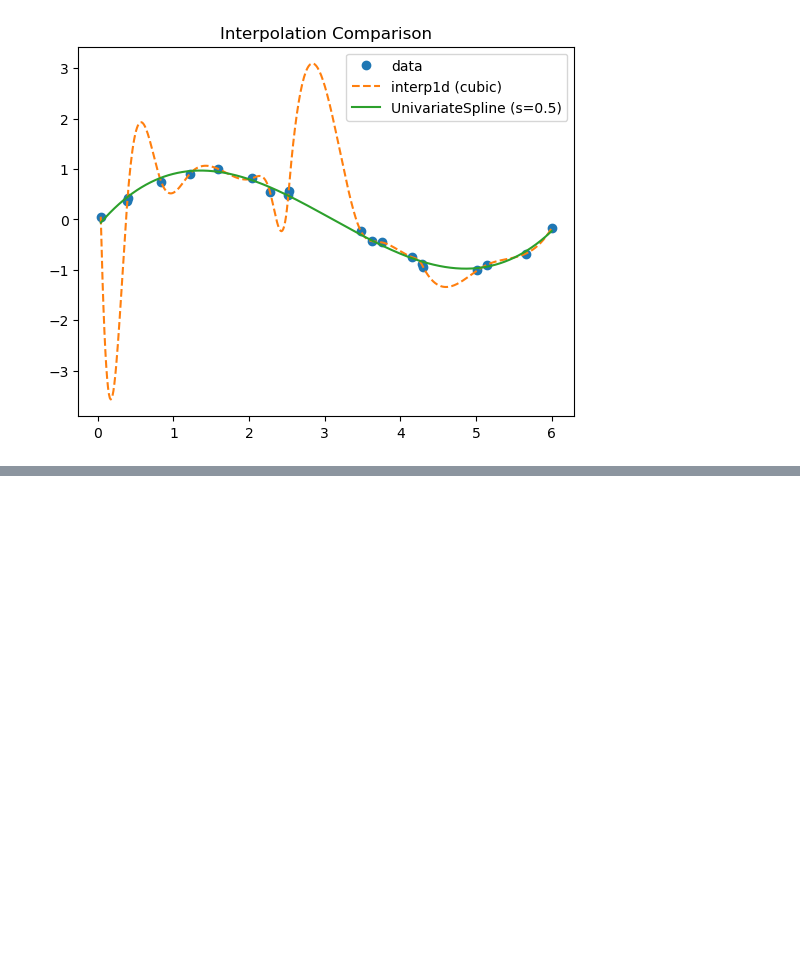
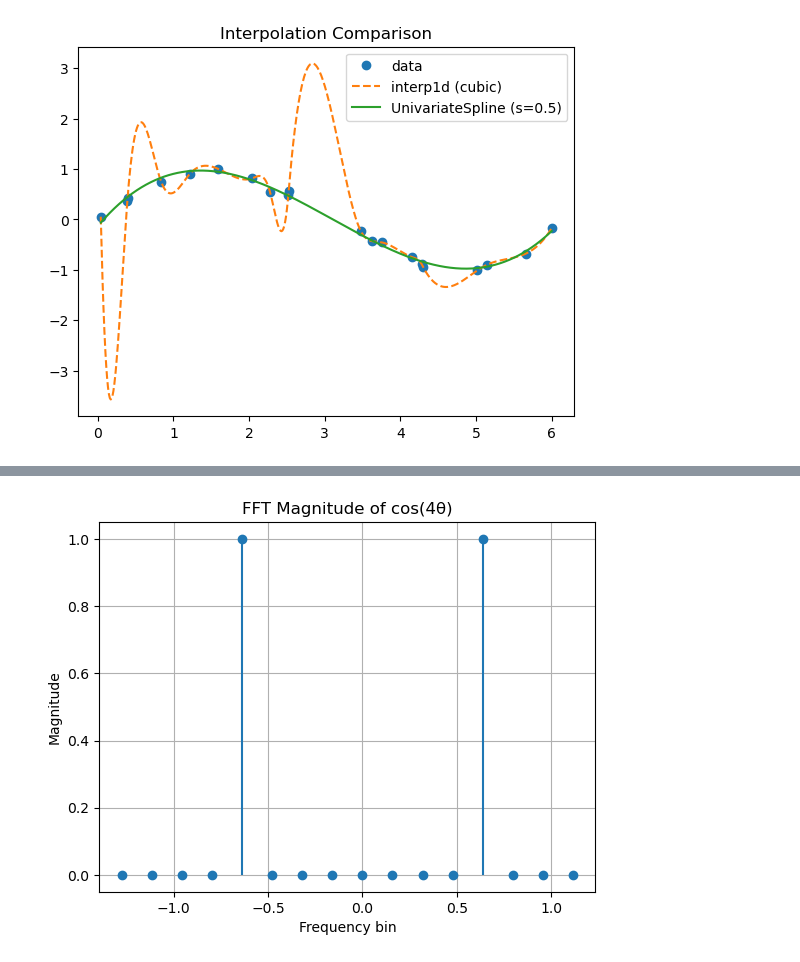
Before and after one commit to Florian808/Inward-flame-post-process, a Jupyter notebook: Local/Test.ipynb, the cells around one changed output, grey strips where cells are left out. Cells and saved outputs as stored; diff of their text form; code cells hidden in the pictures; blank space fills up the shorter version.

```diff
--- a/Local/Test.ipynb
+++ b/Local/Test.ipynb
@@ -257,0 +272,20 @@ print(np.arange(50)*0.02 + 4.5)
+# %%
+import numpy as np
+import matplotlib.pyplot as plt
+
+N = 16
+theta = np.linspace(0, 2*np.pi, N, endpoint=False)
+f = np.cos(4 * theta)
+
+F = np.fft.fft(f)
+freqs = np.fft.fftfreq(N, 2*np.pi/N)
+A = abs(F) * 2 / N
+
+plt.stem(freqs, A, basefmt=" ")
+plt.title("FFT Magnitude of cos(4θ)")
+plt.xlabel("Frequency bin")
+plt.ylabel("Magnitude")
+plt.grid(True)
+plt.show()
+# %% [output]
+[figure, added]
```
Also changed, not shown: parts of 2 cells of this notebook, 2 other files.
